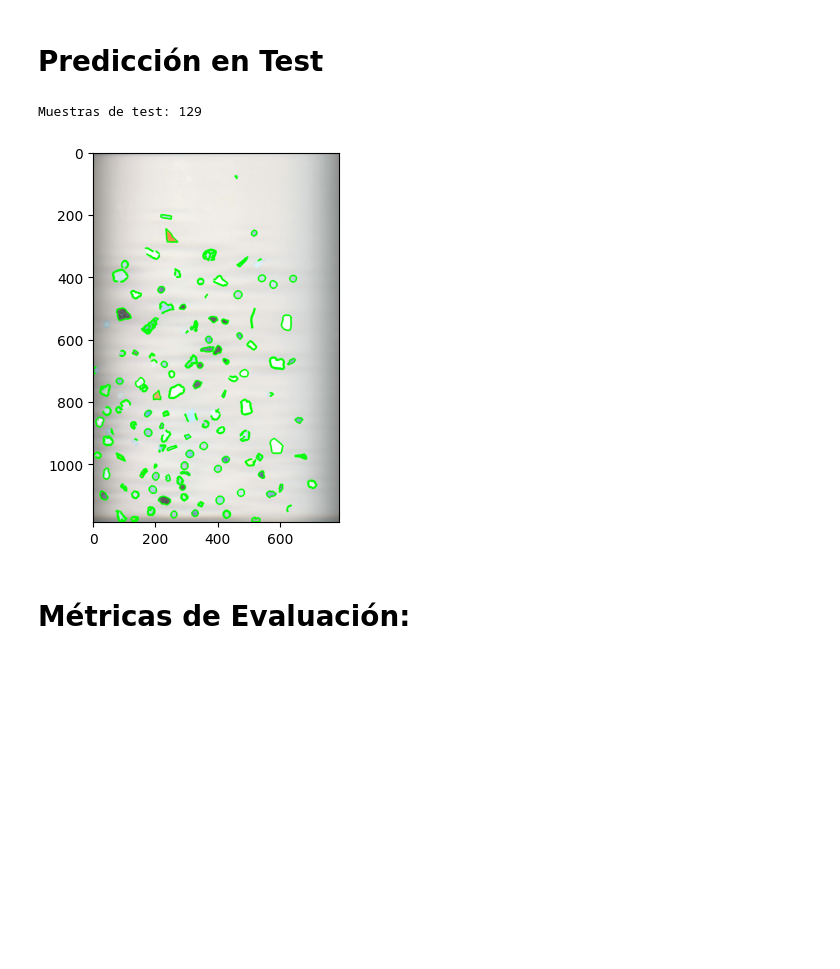
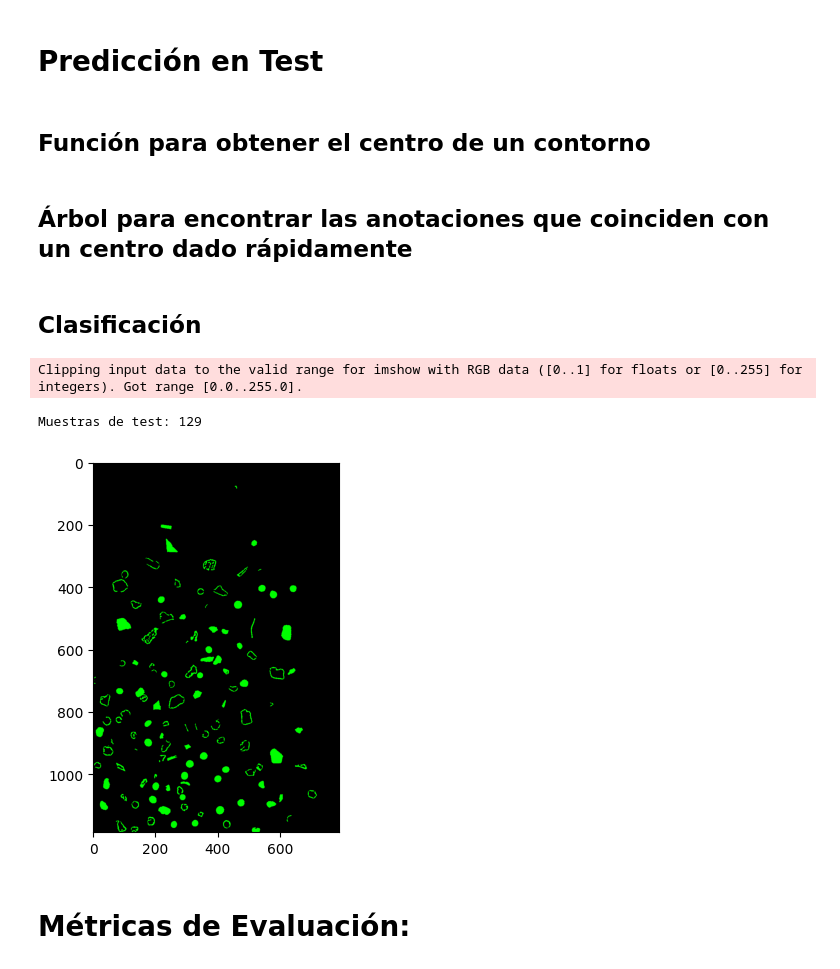
Before and after one commit to Javier-Castilla/VC-P3, a Jupyter notebook: Practica3.ipynb, the cells around one changed output. Saved outputs shown, nothing was run; the diff lists cells and outputs as text; code cells hidden in the pictures; blank space fills up the shorter version.

```diff
--- a/Practica3.ipynb
+++ b/Practica3.ipynb
@@ -9,5 +11,5 @@ import matplotlib.pyplot as plt
 # %%
-image = cv2.imread("imgs/coins_v2.jpg", cv2.IMREAD_COLOR_RGB)
+image = cv2.imread("imgs/Monedas.jpg", cv2.IMREAD_COLOR_RGB)
 
 plt.axis('off')
 plt.imshow(image, cmap='gray')
@@ -211,19 +215,16 @@ if __name__ == '__main__':
     shadow = MoneyCounter('imgs/coins_with_shadow.jpg')
     v2 = MoneyCounter('imgs/coins_v2.jpg')
     v3 = MoneyCounter('imgs/coins_v3.jpg')
-    v4 = MoneyCounter('imgs/coins_v4.jpg')
 
     result_monedas, selected_monedas = monedas.show_detection_and_pick_coin(1)
     result_shadow, selected_shadow = shadow.show_detection_and_pick_coin(1)
     result_v2, selected_v2 = v2.show_detection_and_pick_coin(1)
     result_v3, selected_v3 = v3.show_detection_and_pick_coin(1)
-    # result_v4, selected_v4 = v4.show_detection_and_pick_coin(1)
 
     _, _, d_monedas = monedas.do_the_math(True)
     _, _, d_shadow = shadow.do_the_math(True)
     _, _, d_v2 = v2.do_the_math(True)
     _, _, d_v3 = v3.do_the_math(True)
-    # _, _, d_v4 = v4.do_the_math(True)
 
     debugs = [
         d_monedas, d_shadow, d_v2, d_v3
@@ -466,17 +490,20 @@ else:
 result = thresholds_and_image_manipulation(image_cropped)
 
 pepe = np.zeros(result.shape)
+pepe1 = np.zeros(result.shape)
 contours, _ = cv2.findContours(result,
                                    cv2.RETR_EXTERNAL,
                                    cv2.CHAIN_APPROX_SIMPLE)
 
-areas = np.array([cv2.contourArea(contour) for contour in contours])
-lower_bound = max(0, np.percentile(areas, 75))
-upper_bound = np.percentile(areas, 100)
-contours = [x for x in contours if lower_bound <= cv2.contourArea(x) <= upper_bound and cv2.contourArea(x) > 50 and cv2.contourArea(x) < 10000]
-cv2.drawContours(pepe, contours, -1, color=255, thickness=-1)
+cv2.drawContours(pepe, contours, -1, 255, -1)
+plt.imshow(pepe, cmap='gray')
+plt.show()
+
+contours = [x for x in contours if cv2.contourArea(x) > 335 and cv2.contourArea(x)]
+cv2.drawContours(pepe1, contours, -1, color=255, thickness=-1)
 
 
-plt.imshow(pepe, cmap='gray')
+plt.imshow(pepe1, cmap='gray')
 plt.show()
+print("Se han encontrado los siguientes contornos:", len(contours))
 # %% [output]
@@ -697,8 +640,12 @@ Contornos detectados de la imagen de fragmento: 4
 # %% [markdown]
 # Predicción en Test
+# %% [markdown]
+## Función para obtener el centro de un contorno
 # %%
 def get_center(contour):
     x, y, w, h = cv2.boundingRect(contour)
     center_x = x + w // 2
     center_y = y + h // 2
     return (center_x, center_y)
+# %% [markdown]
+## Árbol para encontrar las anotaciones que coinciden con un centro dado rápidamente
@@ -705,24 +691,10 @@ def get_center(contour):
+# %% [markdown]
+## Clasificación
 # %%
 import csv
 
 test_image_path = "imgs/MPs_test.jpg"
 test_bbs_path = "imgs/MPs_test_bbs.csv"
-
-annotations = []
-
-with open('imgs/MPs_test_bbs.csv', newline='') as csvfile:
-    reader = csv.DictReader(csvfile) # Skip the header row (first Line)
-    for row in reader:
-        label = row['label']
-        x_min = int(row['x_min'])
-        y_min = int(row['y_min'])
-        x_max = int(row['x_max'])
-        y_max = int(row['y_max'])
-
-        annotations.append({
-            'label': label,
-            'bbox': (x_min, y_min, x_max, y_max)
-        })
 
 label_mapping = {
     'PEL': 'pellet',
@@ -757,45 +729,41 @@ lower_bound = max(0, np.percentile(areas, 75))
 upper_bound = np.percentile(areas, 100)
 current_contours = [x for x in current_contours if lower_bound <= cv2.contourArea(x) <= upper_bound]
 
-image_contours = test_image.copy()
-cv2.drawContours(image_contours, current_contours, -1, (0, 255, 0), 3)
+image_contours = np.zeros(test_image.copy().shape)
+cv2.drawContours(image_contours, current_contours, -1, (0, 255, 0), -1)
 plt.imshow(image_contours, cmap='gray')
 
 for contour in current_contours:
     current_features = geometric_features(contour, extract_contour_region(test_image, contour))
 
     if feature_names is None:
         feature_names = list(current_features.keys())
 
     cx, cy = get_center(contour)
 
-    real_label = None
-    for ann in annotations:
-        x_min, y_min, x_max, y_max = ann['bbox']
-        if x_min <= cx <= x_max and y_min <= cy <= y_max:
-            real_label = label_mapping[ann['label']]
-            break
+    real_label = buscar_anotacion(cx, cy)
 
     if real_label is None: continue
 
     X.append(list(current_features.values()))
-    y_true.append(real_label)
+    y_true.append(label_mapping[real_label['label']])
 
 X = np.array(X)
 y_true = np.array(y_true)
 
 print(f"Muestras de test: {len(X)}")
 
 X = scaler.transform(X)
 y_pred = clf.predict(X)
 
 from collections import Counter
 
 for t, p in zip(y_true, y_pred):
     pass
 # %% [output]
-Muestras de test: 129
+Clipping input data to the valid range for imshow with RGB data ([0..1] for floats or [0..255] for integers). Got range [0.0..255.0].
+Muestras de test: 129
-[figure, old version]
+[figure, new version]
 # %% [markdown]
 # Métricas de Evaluación:
 # %%
```
Also changed, not shown: parts of 17 cells of this notebook, 1 other file.
